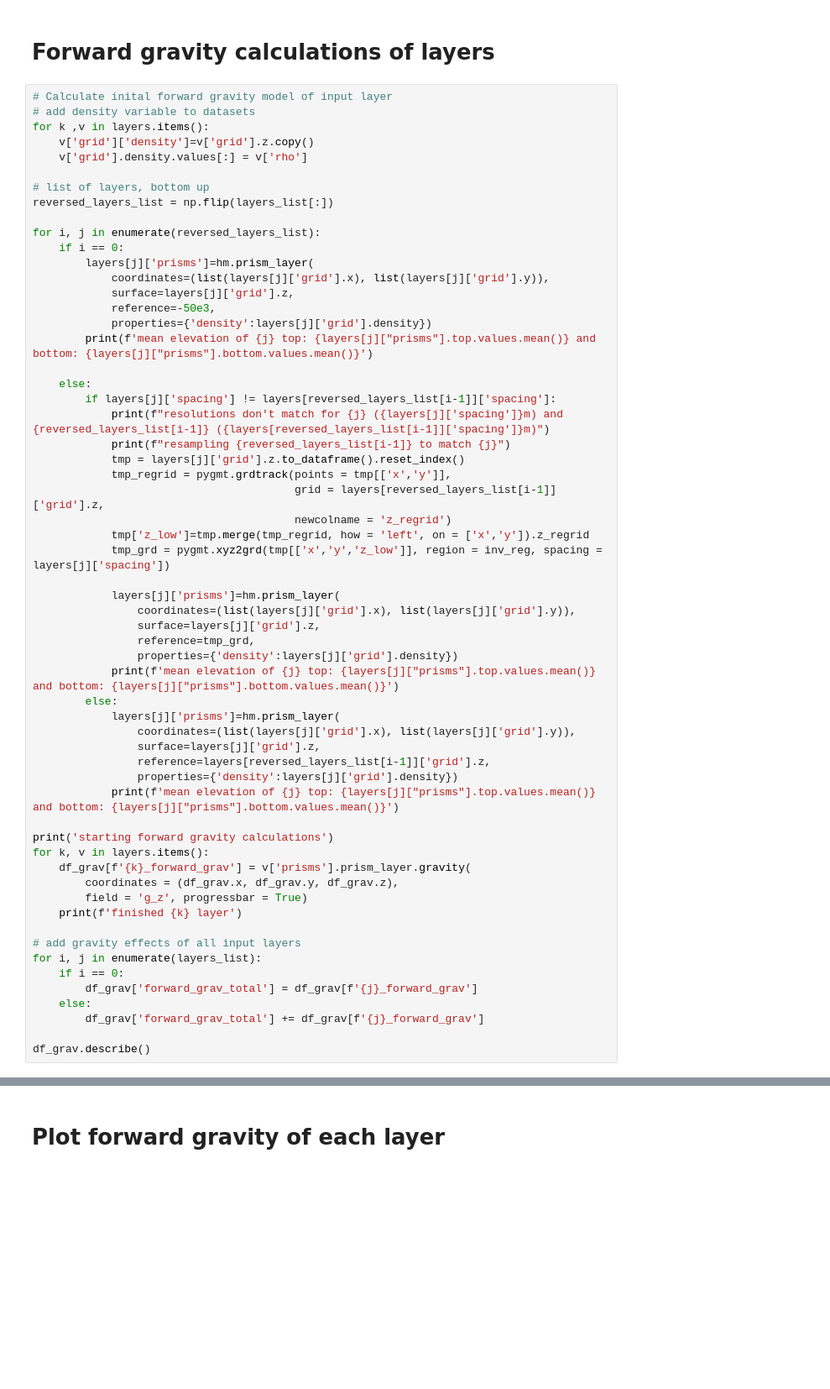
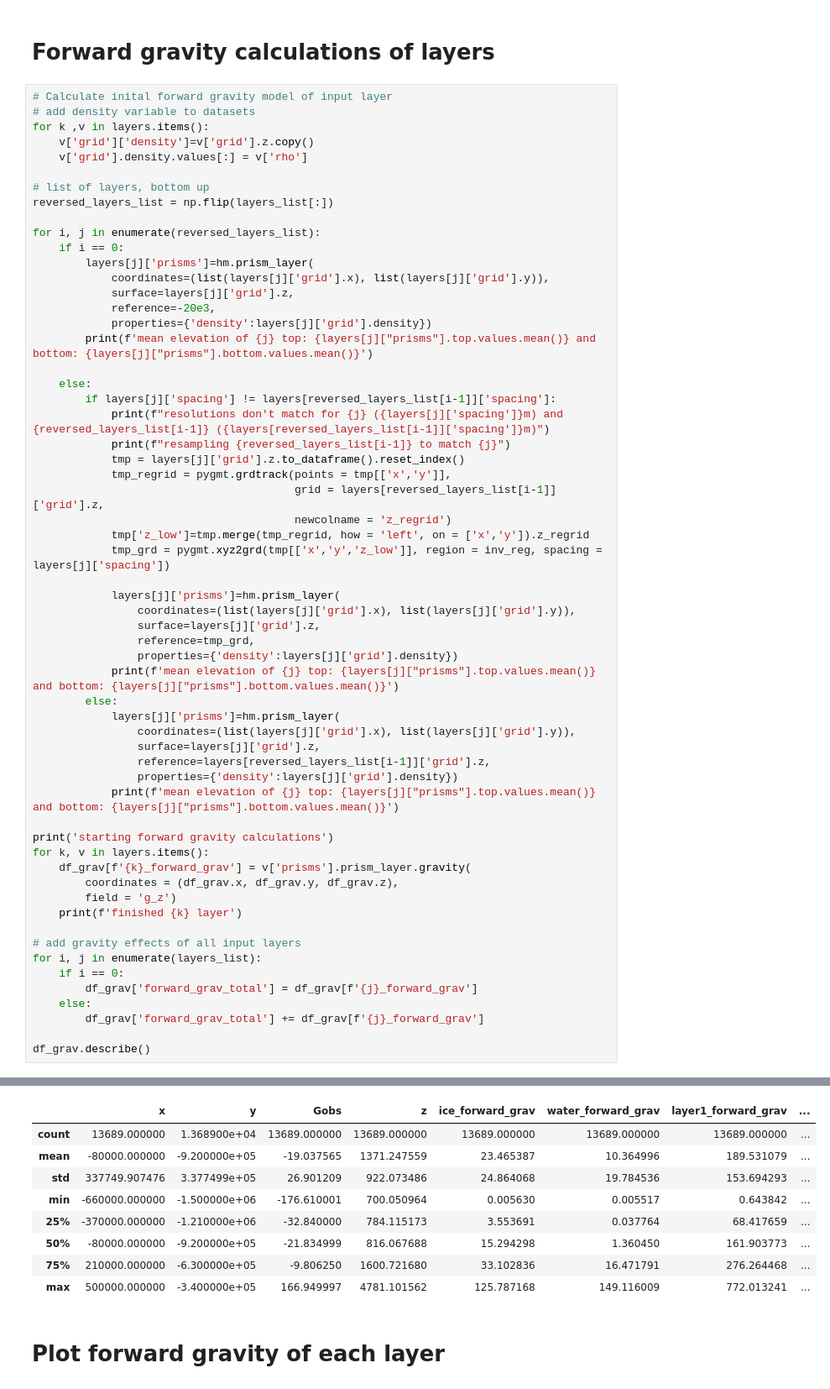
Before and after one commit to mdtanker/RIS_gravity_inversion, a Jupyter notebook: Fatiando/forward_layers_bedmachine_progressbar.ipynb, the cells around one changed output, grey strips where cells are left out. Shown at 84% size. Drawn from its saved outputs; the diff is of its cells as text; blank space fills up the shorter version.

```diff
--- a/Fatiando/forward_layers_bedmachine_progressbar.ipynb
+++ b/Fatiando/forward_layers_bedmachine_progressbar.ipynb
@@ -177,7 +190,7 @@ for i, j in enumerate(reversed_layers_list):
         layers[j]['prisms']=hm.prism_layer(
             coordinates=(list(layers[j]['grid'].x), list(layers[j]['grid'].y)),
             surface=layers[j]['grid'].z,
-            reference=-50e3,
+            reference=-20e3,
             properties={'density':layers[j]['grid'].density})
         print(f'mean elevation of {j} top: {layers[j]["prisms"].top.values.mean()} and bottom: {layers[j]["prisms"].bottom.values.mean()}')
 
@@ -210,7 +223,7 @@ print('starting forward gravity calculations')
 for k, v in layers.items():
     df_grav[f'{k}_forward_grav'] = v['prisms'].prism_layer.gravity(
         coordinates = (df_grav.x, df_grav.y, df_grav.z),
-        field = 'g_z', progressbar = True)
+        field = 'g_z')
     print(f'finished {k} layer')
 
 # add gravity effects of all input layers
@@ -221,3 +234,4 @@ for i, j in enumerate(layers_list):
         df_grav['forward_grav_total'] += df_grav[f'{j}_forward_grav']
 
 df_grav.describe()
+# %% [output]
@@ -224,3 +247,12 @@ df_grav.describe()
+|  | x | y | Gobs | z | ice_forward_grav | water_forward_grav | layer1_forward_grav | ... |
+| count | 13689.000000 | 1.368900e+04 | 13689.000000 | 13689.000000 | 13689.000000 | 13689.000000 | 13689.000000 | ... |
+| mean | -80000.000000 | -9.200000e+05 | -19.037565 | 1371.247559 | 23.465387 | 10.364996 | 189.531079 | ... |
+| std | 337749.907476 | 3.377499e+05 | 26.901209 | 922.073486 | 24.864068 | 19.784536 | 153.694293 | ... |
+| min | -660000.000000 | -1.500000e+06 | -176.610001 | 700.050964 | 0.005630 | 0.005517 | 0.643842 | ... |
+| 25% | -370000.000000 | -1.210000e+06 | -32.840000 | 784.115173 | 3.553691 | 0.037764 | 68.417659 | ... |
+| 50% | -80000.000000 | -9.200000e+05 | -21.834999 | 816.067688 | 15.294298 | 1.360450 | 161.903773 | ... |
+| 75% | 210000.000000 | -6.300000e+05 | -9.806250 | 1600.721680 | 33.102836 | 16.471791 | 276.264468 | ... |
+| max | 500000.000000 | -3.400000e+05 | 166.949997 | 4781.101562 | 125.787168 | 149.116009 | 772.013241 | ... |
 # %% [markdown]
 # Plot forward gravity of each layer
 # %%
```
Also changed, not shown: parts of 8 cells of this notebook, 6 other files.
